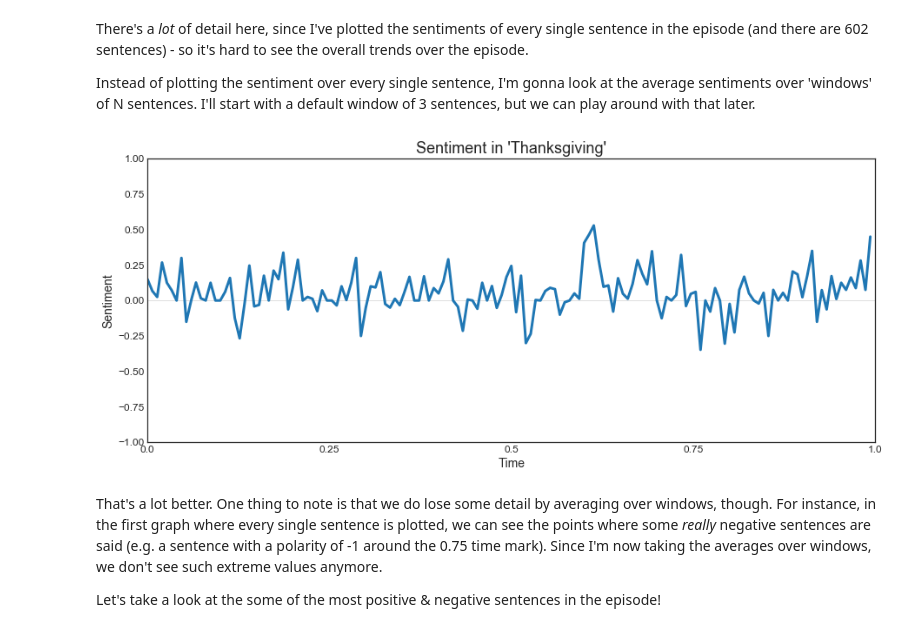
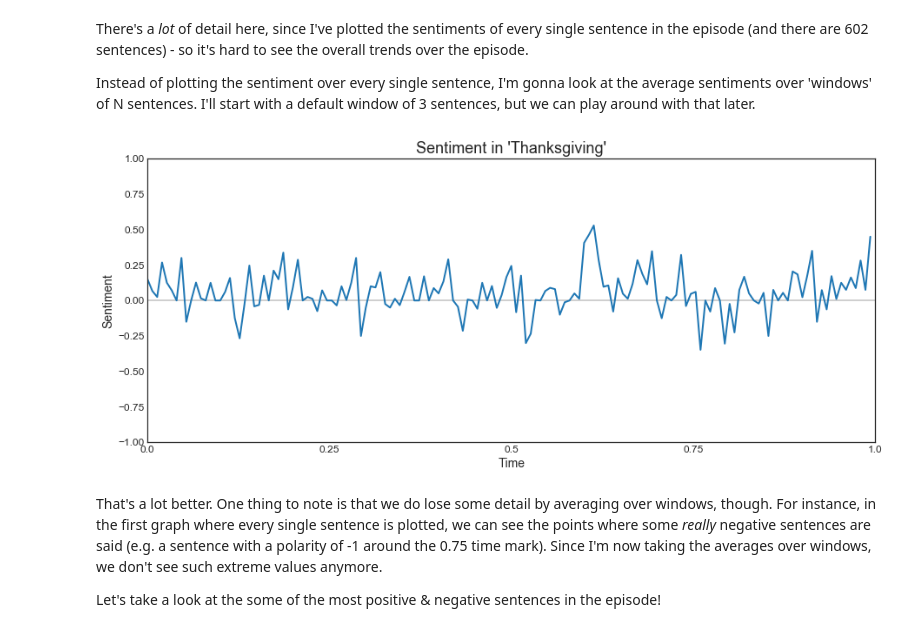
Before and after one commit to ashleyshine/feels, a Jupyter notebook: feels.ipynb, the cells around one changed output. Saved outputs shown, nothing was run; the diff lists cells and outputs as text; code cells hidden in the pictures.

```diff
--- a/feels.ipynb
+++ b/feels.ipynb
@@ -187,12 +187,12 @@ averaged_polarities = average_over_window(sentence_df)
 # %%
 fig, ax = create_plot(title="Sentiment in 'Thanksgiving'", xlabel="Time",
                       ylabel="Sentiment", episode=True)
 
-ax.plot(averaged_polarities['relative_position'], averaged_polarities['polarity'], lw=3)
+ax.plot(averaged_polarities['relative_position'], averaged_polarities['polarity'], lw=2)
 
 plt.show()
 # %% [output]
-[figure, old version]
+[figure, new version]
 # %% [markdown]
 That's a lot better. One thing to note is that we do lose some detail by averaging over windows, though. For instance, in the first graph where every single sentence is plotted, we can see the points where some *really* negative sentences are said (e.g. a sentence with a polarity of -1 around the 0.75 time mark). Since I'm now taking the averages over windows, we don't see such extreme values anymore.
 
```
Also changed, not shown: parts of 5 cells of this notebook.
